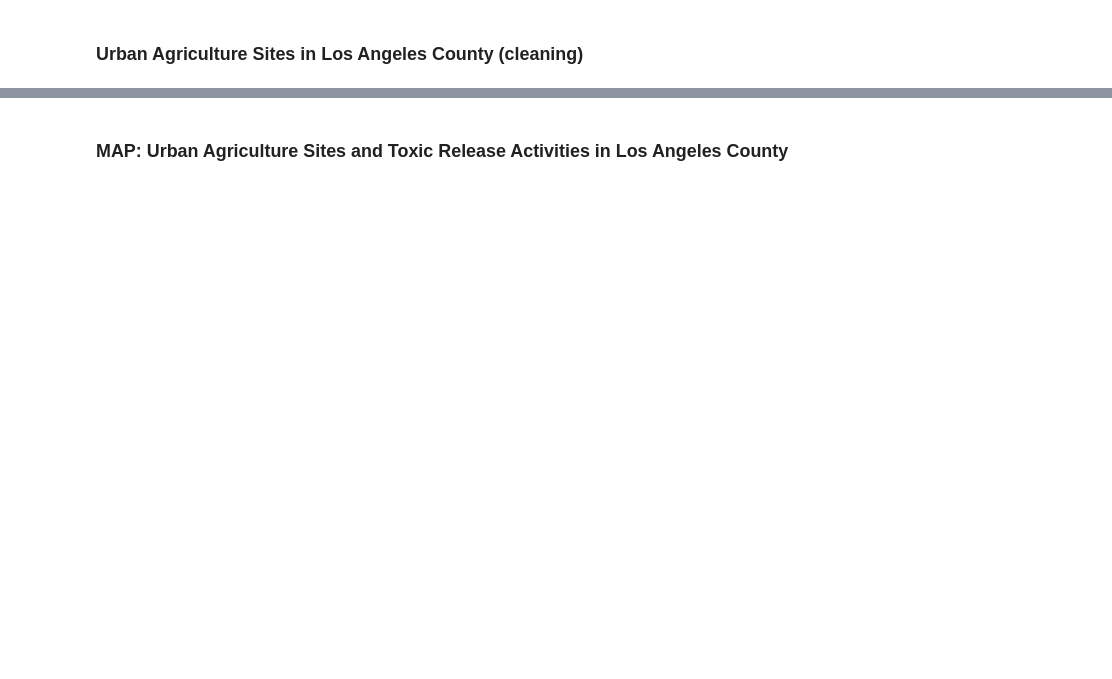
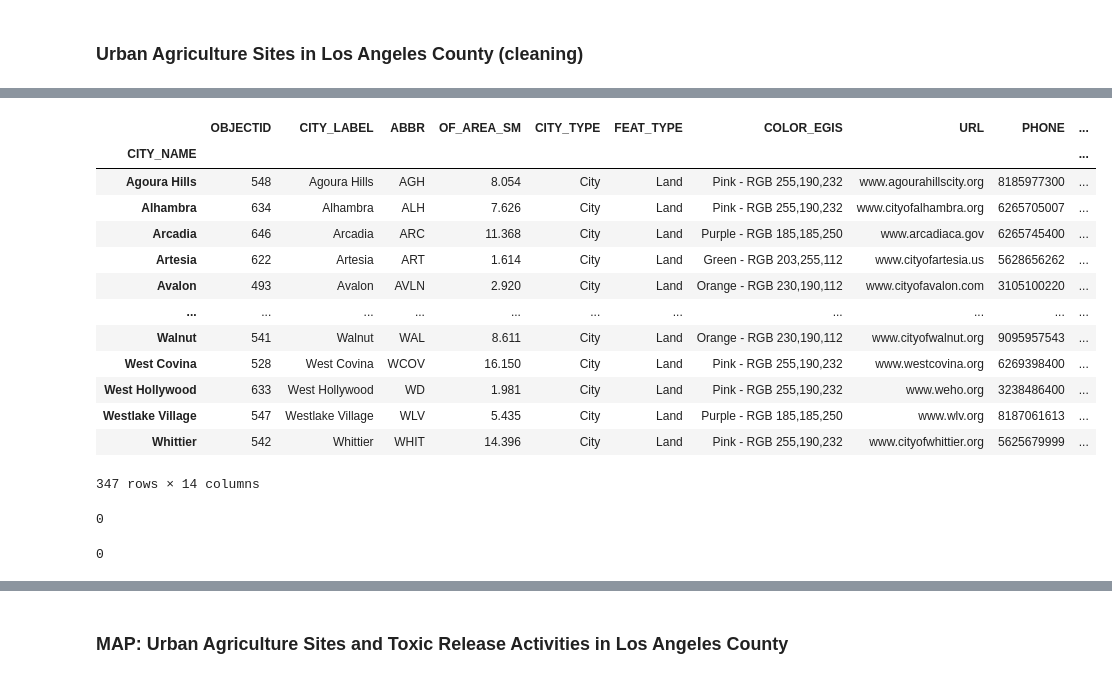
Before and after one commit to ngmelo/Food-Systems-Policy-Research, a Jupyter notebook: Food Systems and General Plans/LAC Map .ipynb, the cells around one changed output, grey strips where cells are left out. Cells and saved outputs as stored; diff of their text form; code cells hidden in the pictures; blank space fills up the shorter version.

```diff
--- a/Food Systems and General Plans/LAC Map .ipynb
+++ b/Food Systems and General Plans/LAC Map .ipynb
@@ -11,20 +13,16 @@ import matplotlib.pyplot as plt
 # loading files
 
 # municipalities list
-munis = pd.read_csv('C:/Users/Urna6/OneDrive/Melody/GitHub/homeworks/project-ngmelo/Municipalities List.csv')
+munis = pd.read_csv('C:/Users/melod/Documents/data science/Food-Systems-Policy-Research/Food Systems and General Plans/data/Municipalities List.csv')
 
-# boundaries for CA municipalities
-CAcitylines = gpd.read_file('C:/Users/Urna6/OneDrive/Melody/GitHub/homeworks/project-ngmelo/CA_Places_TIGER2016.shp')
+# municipal boundaries for LA County cities
+LACcitieslines  = gpd.read_file('C:/Users/melod/Documents/data science/Food-Systems-Policy-Research/Food Systems and General Plans/data/City_Boundaries.geojson')
 
-# LAcitybounds
-LACcitieslines  = gpd.read_file('C:/Users/Urna6/OneDrive/Melody/GitHub/homeworks/project-ngmelo/City_Boundaries.geojson')
-# LACcitieslines  = gpd.read_file('C:/Users/Urna6/OneDrive/Melody/GitHub/homeworks/project-ngmelo/City_Boundaries_Lines.shp',  encoding="utf-8")
+# toxic release data for California
+toxrel = pd.read_csv('C:/Users/melod/Documents/data science/Food-Systems-Policy-Research/Food Systems and General Plans/data/2021_ca.csv')
 
-# toxic release
-toxrel = pd.read_csv('C:/Users/Urna6/OneDrive/Melody/GitHub/homeworks/project-ngmelo/2021_ca.csv')
-
-# LAC urban ag sites
-UALAC = pd.read_excel('C:/Users/Urna6/OneDrive/Melody/GitHub/homeworks/project-ngmelo/Cultivate LA sites as of 4-1-2017 (3).xlsx')
+# LA County urban agriculture sites
+UALAC = pd.read_excel('C:/Users/melod/Documents/data science/Food-Systems-Policy-Research/Food Systems and General Plans/data/Cultivate LA sites (as of 4.1.2017).xlsx')
 # %%
 LACcitieslines.head(2)
 # %% [output]
@@ -145,0 +261,36 @@ print(UALACg2.shape)
+# %%
+# setting index tox release counts df and munis df to municipalities
+LACcitieslines.set_index('CITY_NAME', inplace = True)
+# %% [output]
+|  | OBJECTID | CITY_LABEL | ABBR | OF_AREA_SM | CITY_TYPE | FEAT_TYPE | COLOR_EGIS | URL | PHONE | ... |
+| CITY_NAME |  |  |  |  |  |  |  |  |  | ... |
+| Agoura Hills | 548 | Agoura Hills | AGH | 8.054 | City | Land | Pink - RGB 255,190,232 | www.agourahillscity.org | 8185977300 | ... |
+| Alhambra | 634 | Alhambra | ALH | 7.626 | City | Land | Pink - RGB 255,190,232 | www.cityofalhambra.org | 6265705007 | ... |
+| Arcadia | 646 | Arcadia | ARC | 11.368 | City | Land | Purple - RGB 185,185,250 | www.arcadiaca.gov | 6265745400 | ... |
+| Artesia | 622 | Artesia | ART | 1.614 | City | Land | Green - RGB 203,255,112 | www.cityofartesia.us | 5628656262 | ... |
+| Avalon | 493 | Avalon | AVLN | 2.920 | City | Land | Orange - RGB 230,190,112 | www.cityofavalon.com | 3105100220 | ... |
+| ... | ... | ... | ... | ... | ... | ... | ... | ... | ... | ... |
+| Walnut | 541 | Walnut | WAL | 8.611 | City | Land | Orange - RGB 230,190,112 | www.cityofwalnut.org | 9095957543 | ... |
+| West Covina | 528 | West Covina | WCOV | 16.150 | City | Land | Pink - RGB 255,190,232 | www.westcovina.org | 6269398400 | ... |
+| West Hollywood | 633 | West Hollywood | WD | 1.981 | City | Land | Pink - RGB 255,190,232 | www.weho.org | 3238486400 | ... |
+| Westlake Village | 547 | Westlake Village | WLV | 5.435 | City | Land | Purple - RGB 185,185,250 | www.wlv.org | 8187061613 | ... |
+| Whittier | 542 | Whittier | WHIT | 14.396 | City | Land | Pink - RGB 255,190,232 | www.cityofwhittier.org | 5625679999 | ... |
+347 rows × 14 columns
+# %%
+# joining counts of toxic release sites to muni gdf
+LACfinal = LACcitieslines.join(toxrelsites)
+
+# replacing NaN values
+LACfinal['Facilities'].replace(np.nan, 0, inplace = True)
+print(LACfinal['Facilities'].isna().sum())
+# %% [output]
+0
+# %%
+# joining counts of UA sites to muni gdf
+LACfinal = LACfinal.join(UAsites)
+
+# replacing NaN values
+LACfinal['UA Sites'].replace(np.nan, 0, inplace = True)
+print(LACfinal['UA Sites'].isna().sum())
+# %% [output]
+0
```
Also changed, not shown: parts of 21 cells of this notebook, 2 other files.
